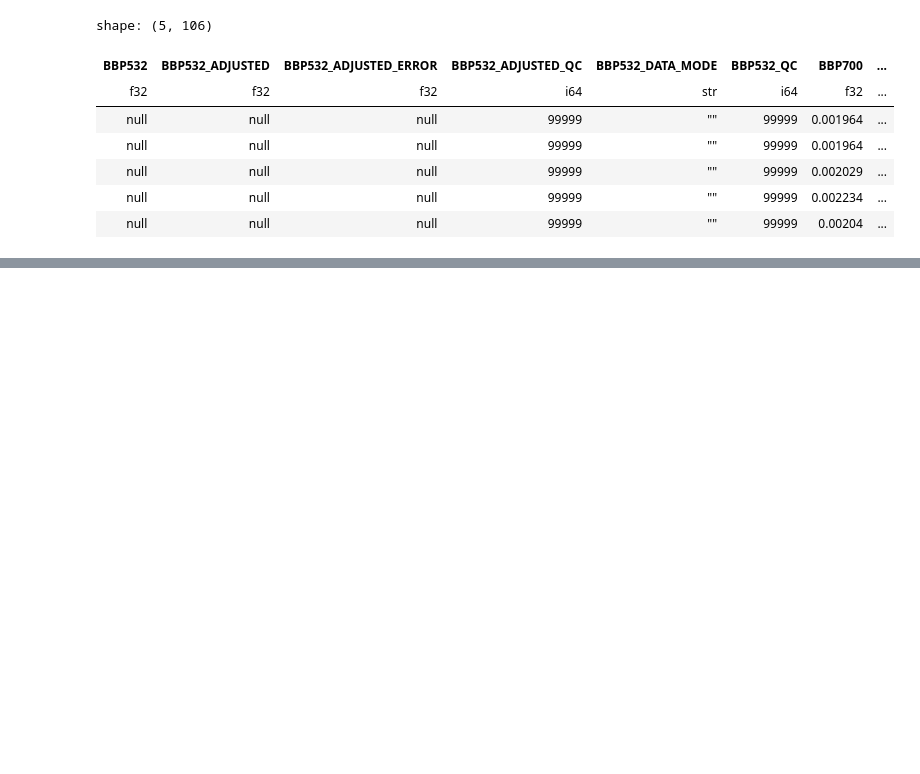
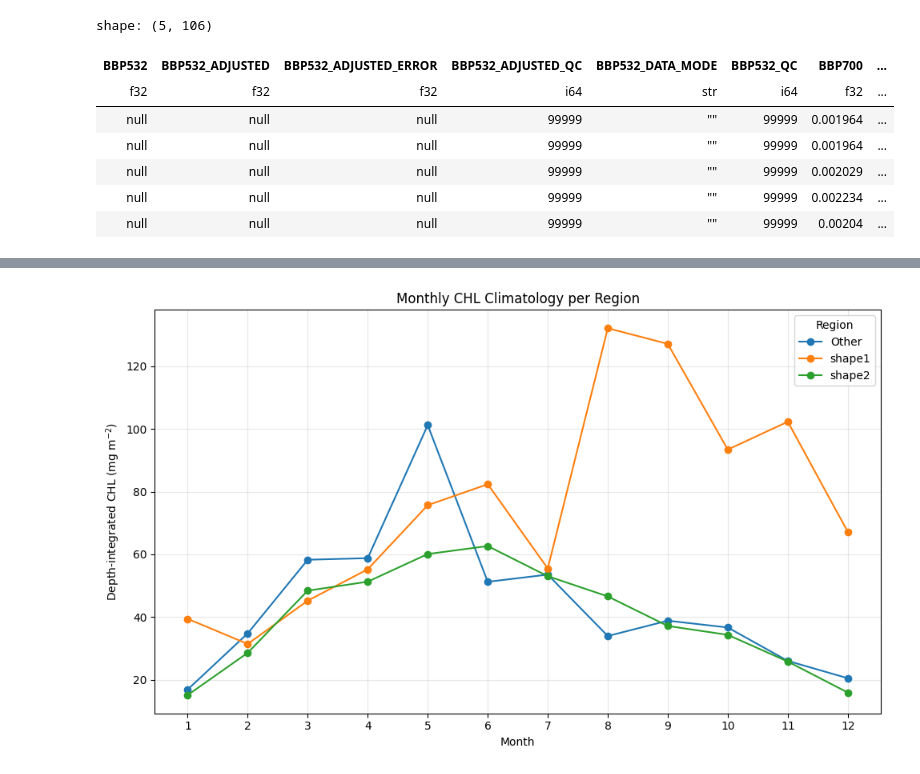
Before and after one commit to ROYVNZ/Mas, a Jupyter notebook: scripts/Argo_Physical_Analysis.ipynb, the cells around one changed output, grey strips where cells are left out. Saved outputs shown, nothing was run; the diff lists cells and outputs as text; code cells hidden in the pictures; blank space fills up the shorter version.

Commit message:
Creating BGC-CHL climatology
creating a CHL climatology without any interpolation

```diff
--- a/scripts/Argo_Physical_Analysis.ipynb
+++ b/scripts/Argo_Physical_Analysis.ipynb
@@ -1215,5 +1216,8 @@ integrated = (
     }))
 )
 # %%
+# Furher analysis and plotting can be done based on 'integrated' DataFrame
+# Joining CHL replicating to dataframe
+df = df.join(integrated, on=["PLATFORM_NUMBER", "CYCLE_NUMBER"], how="left")
 
-# Furher analysis and plotting can be done based on 'integrated' DataFrame
+df.head()
@@ -1219,0 +1276,36 @@ integrated = (
+# %%
+import matplotlib.pyplot as plt
+
+# Convert to pandas for easy plotting
+clim_pd = monthly_clim.to_pandas()
+
+plt.figure(figsize=(10, 6))
+
+for region_name, group in clim_pd.groupby("region"):
+    group = group.sort_values("month")
+
+    plt.plot(
+        group["month"],
+        group["DEPTH_INT_CHL_clim"],
+        marker="o",
+        label=region_name,
+    )
+
+    # Optional: add ±1 std shading
+    #plt.fill_between(
+    #    group["month"],
+    #    group["DEPTH_INT_CHL_clim"] - group["DEPTH_INT_CHL_std"],
+    #    group["DEPTH_INT_CHL_clim"] + group["DEPTH_INT_CHL_std"],
+    #    alpha=0.2,
+    #)
+
+plt.xticks(range(1, 13))
+plt.xlabel("Month")
+plt.ylabel("Depth-integrated CHL (mg m$^{-2}$)")
+plt.title("Monthly CHL Climatology per Region")
+plt.grid(alpha=0.3)
+plt.legend(title="Region")
+plt.tight_layout()
+plt.show()
+# %% [output]
+[figure, added]
```
Also changed, not shown: parts of 5 cells of this notebook, 1 other file.
